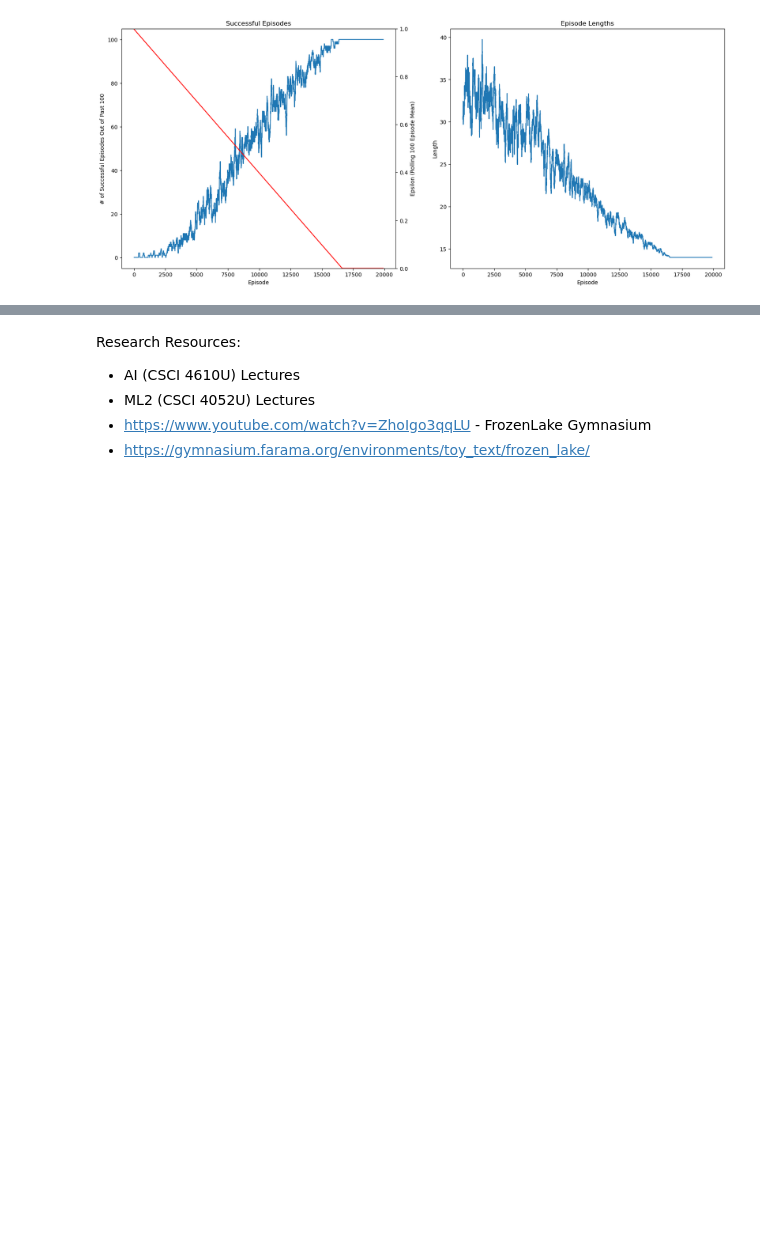
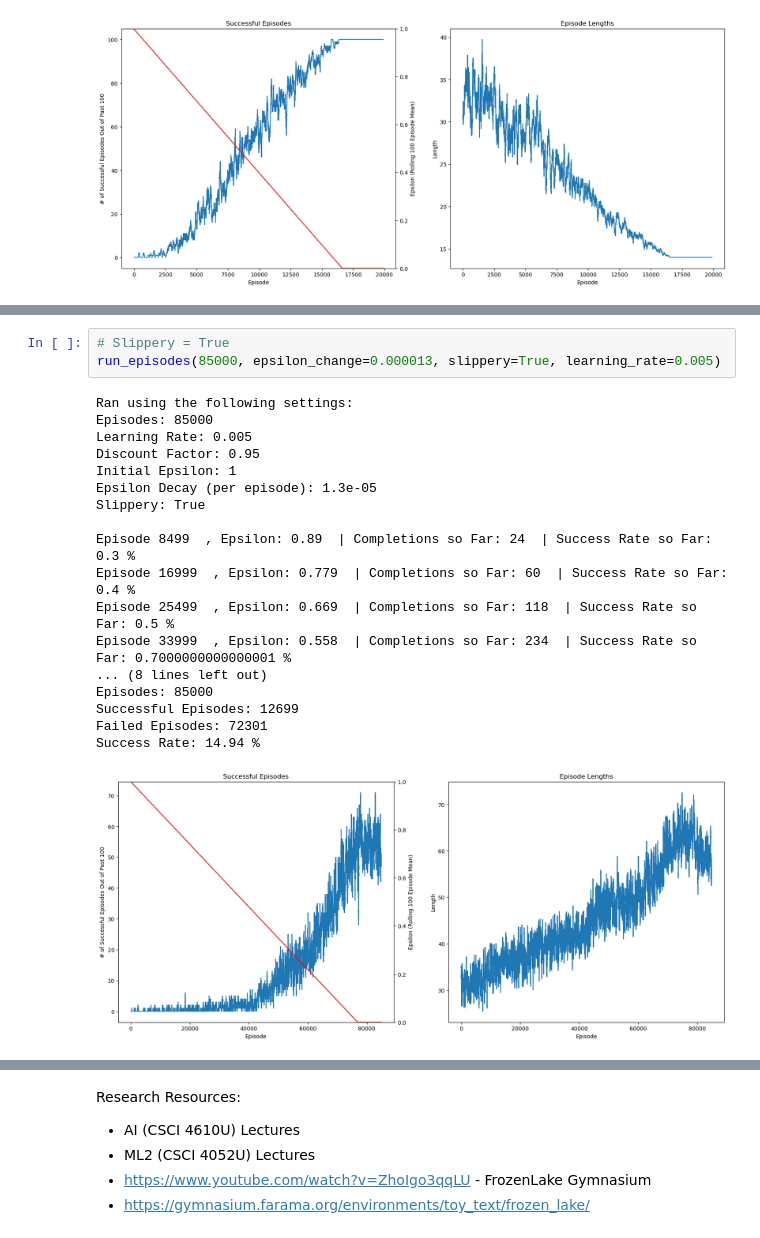
Before and after one commit to adadamc/ML2_RL_Exam, a Jupyter notebook: RL_FrozenLake.ipynb, the cells around one changed output, grey strips where cells are left out. Cells and saved outputs as stored; diff of their text form; blank space fills up the shorter version.

```diff
--- a/RL_FrozenLake.ipynb
+++ b/RL_FrozenLake.ipynb
@@ -188,0 +212,22 @@ Success Rate: 14.461 %
+# %%
+# Slippery = True
+run_episodes(85000, epsilon_change=0.000013, slippery=True, learning_rate=0.005)
+# %% [output]
+Ran using the following settings:
+Episodes: 85000
+Learning Rate: 0.005
+Discount Factor: 0.95
+Initial Epsilon: 1
+Epsilon Decay (per episode): 1.3e-05
+Slippery: True
+
+Episode 8499  , Epsilon: 0.89  | Completions so Far: 24  | Success Rate so Far: 0.3 %
+Episode 16999  , Epsilon: 0.779  | Completions so Far: 60  | Success Rate so Far: 0.4 %
+Episode 25499  , Epsilon: 0.669  | Completions so Far: 118  | Success Rate so Far: 0.5 %
+Episode 33999  , Epsilon: 0.558  | Completions so Far: 234  | Success Rate so Far: 0.7000000000000001 %
+... (8 lines left out)
+Episodes: 85000
+Successful Episodes: 12699
+Failed Episodes: 72301
+Success Rate: 14.94 %
+[figure, added]
```
Also changed, not shown: parts of 33 cells of this notebook, 1 other file.
